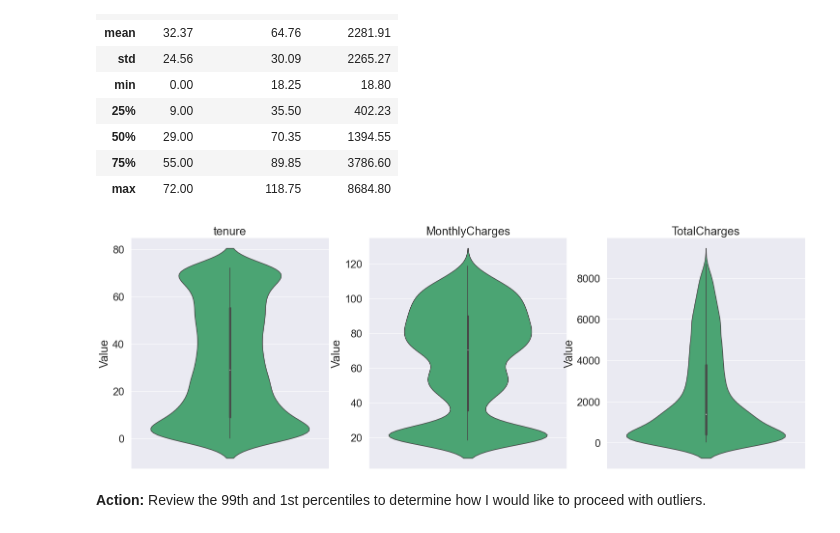
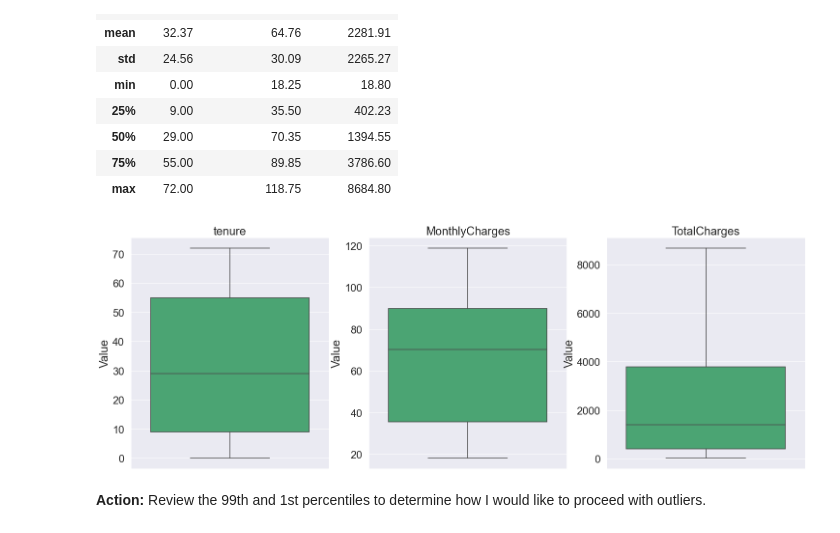
Before and after one commit to mdpurvis/04.-GitHub-Repository, a Jupyter notebook: Masters Business Analytics/BUA 6110/Final Project - Customer Churn/01 Customer Data - EDA.ipynb, the cells around one changed output. Drawn from its saved outputs; the diff is of its cells as text; code cells hidden in the pictures.

```diff
--- a/Masters Business Analytics/BUA 6110/Final Project - Customer Churn/01 Customer Data - EDA.ipynb
+++ b/Masters Business Analytics/BUA 6110/Final Project - Customer Churn/01 Customer Data - EDA.ipynb
@@ -171,20 +171,20 @@ df.select_dtypes(include='number').describe()
 # %%
 feature_num = list(enumerate(df[['tenure', 'MonthlyCharges','TotalCharges']].columns))
 feature_num
 plt.figure(figsize = (25,125))
 sns.set(font_scale = 2)
 
 for i in feature_num:
     plt.subplot(12,3,i[0]+1)
-    sns.violinplot(y = i[1],
+    sns.boxplot(y = i[1],
                    data = df,
                    color='mediumseagreen')
 
     plt.title(str(i[1]))
     plt.ylabel('Value')
     plt.xticks(rotation = 45)
 # %% [output]
-[figure, old version]
+[figure, new version]
 # %% [markdown]
 <b>Action: </b> Review the 99th and 1st percentiles to determine how I would like to proceed with outliers.
 # %%
```
Also changed, not shown: parts of 17 cells of this notebook, 17 other files.
